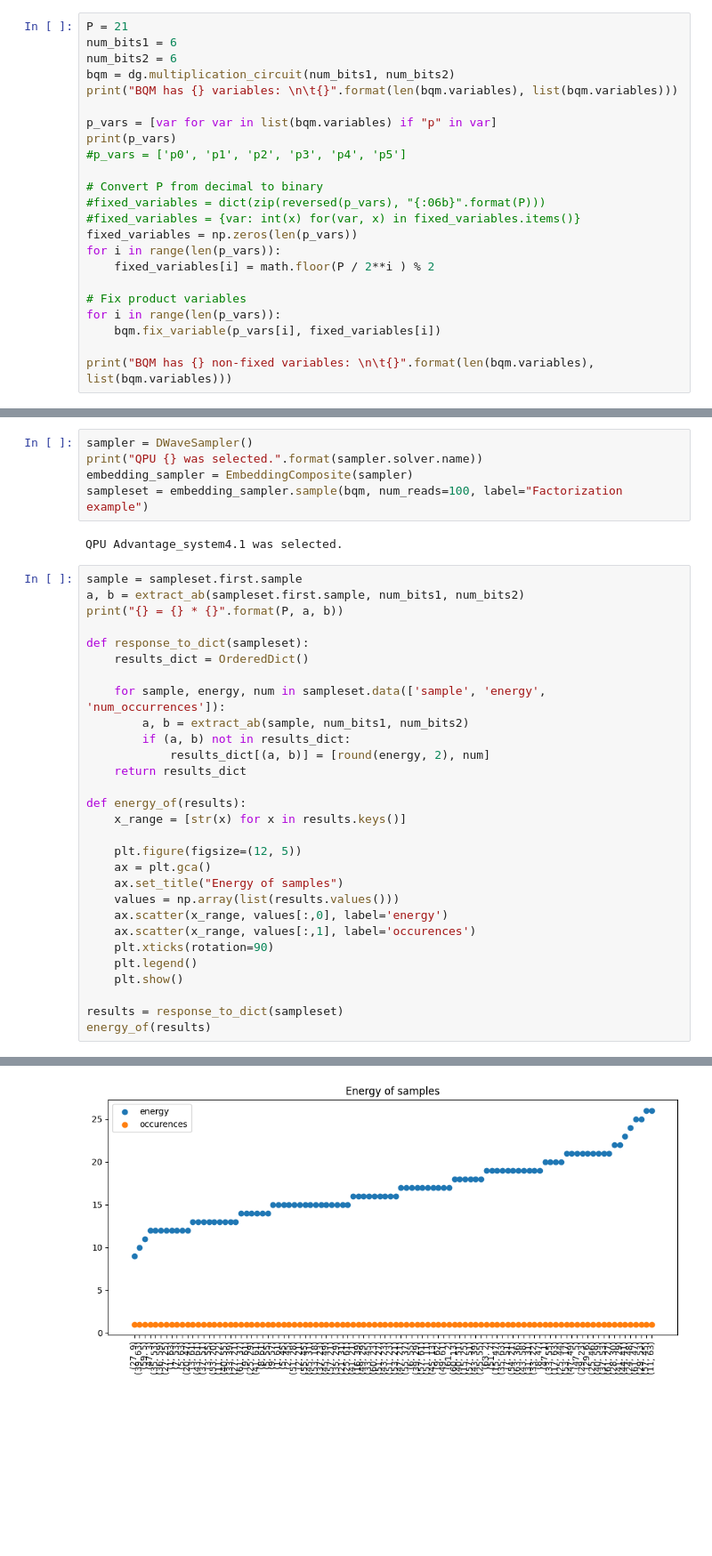
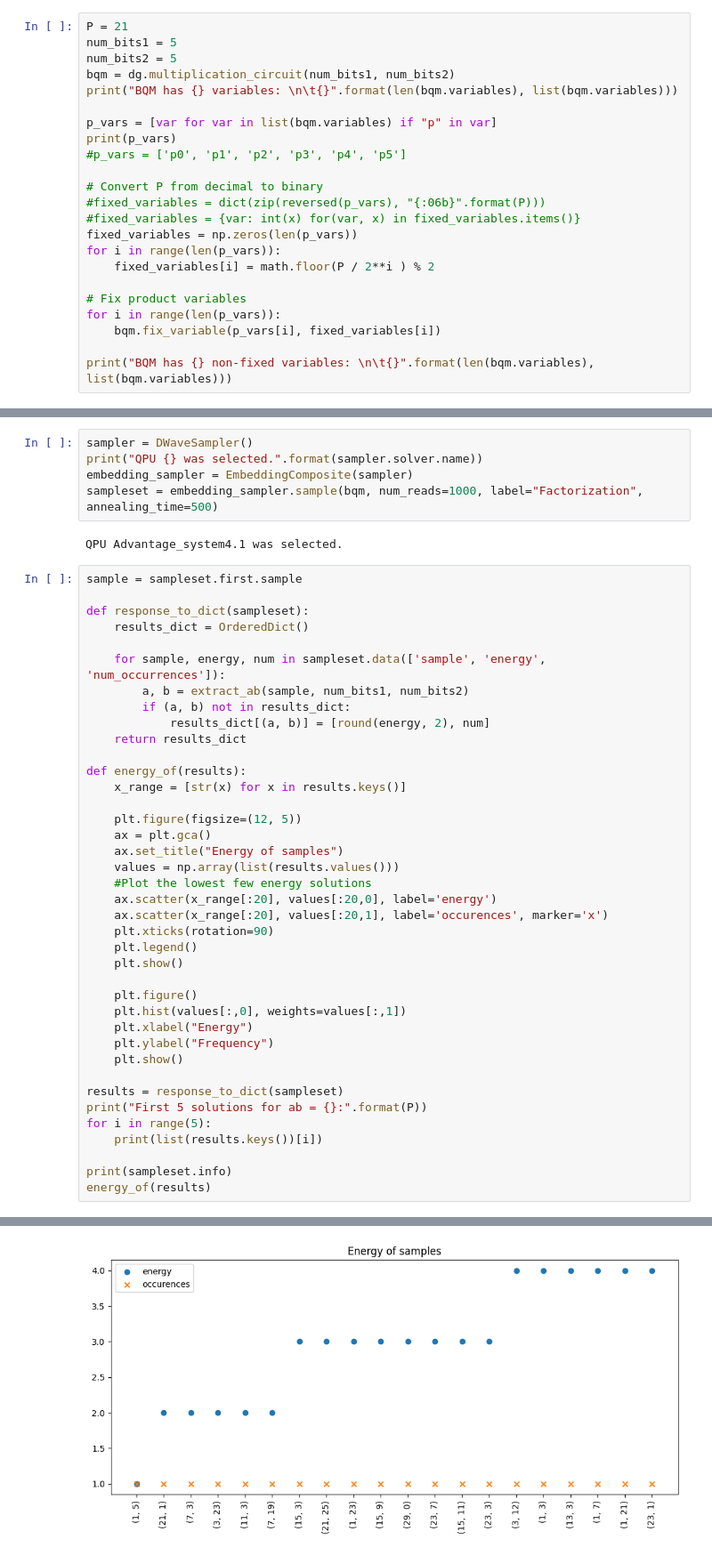
Before and after one commit to Dylan-Aliberti/QuantumAnnealing, a Jupyter notebook: QA_notebook.ipynb, the cells around one changed output, grey strips where cells are left out. Shown: that part at 89% size. Saved outputs shown, nothing was run; the diff lists cells and outputs as text; blank space fills up the shorter version.

Commit message:
more annealing time and experiments

```diff
--- a/QA_notebook.ipynb
+++ b/QA_notebook.ipynb
@@ -24,8 +24,8 @@ def extract_ab(sample, num_bits1, num_bits2):
     return a, b
 # %%
 P = 21
-num_bits1 = 6
-num_bits2 = 6
+num_bits1 = 5
+num_bits2 = 5
 bqm = dg.multiplication_circuit(num_bits1, num_bits2)
 print("BQM has {} variables: \n\t{}".format(len(bqm.variables), list(bqm.variables)))
 
@@ -55,13 +55,11 @@ BQM has 96 non-fixed variables:
 sampler = DWaveSampler()
 print("QPU {} was selected.".format(sampler.solver.name))
 embedding_sampler = EmbeddingComposite(sampler)
-sampleset = embedding_sampler.sample(bqm, num_reads=100, label="Factorization example")
+sampleset = embedding_sampler.sample(bqm, num_reads=1000, label="Factorization", annealing_time=500)
 # %% [output]
 QPU Advantage_system4.1 was selected.
 # %%
 sample = sampleset.first.sample
-a, b = extract_ab(sampleset.first.sample, num_bits1, num_bits2)
-print("{} = {} * {}".format(P, a, b))
 
 def response_to_dict(sampleset):
     results_dict = OrderedDict()
@@ -79,12 +77,24 @@ def energy_of(results):
     ax = plt.gca()
     ax.set_title("Energy of samples")
     values = np.array(list(results.values()))
-    ax.scatter(x_range, values[:,0], label='energy')
-    ax.scatter(x_range, values[:,1], label='occurences')
+    #Plot the lowest few energy solutions
+    ax.scatter(x_range[:20], values[:20,0], label='energy')
+    ax.scatter(x_range[:20], values[:20,1], label='occurences', marker='x')
     plt.xticks(rotation=90)
     plt.legend()
     plt.show()
 
+    plt.figure()
+    plt.hist(values[:,0], weights=values[:,1])
+    plt.xlabel("Energy")
+    plt.ylabel("Frequency")
+    plt.show()
+
 results = response_to_dict(sampleset)
+print("First 5 solutions for ab = {}:".format(P))
+for i in range(5):
+    print(list(results.keys())[i])
+
+print(sampleset.info)
 energy_of(results)
 # %% [output]
@@ -92 +108 @@ energy_of(results)
-[figure, old version]
+[figure, new version]
```
Also changed, not shown: parts of 2 cells of this notebook, 1 other file.
